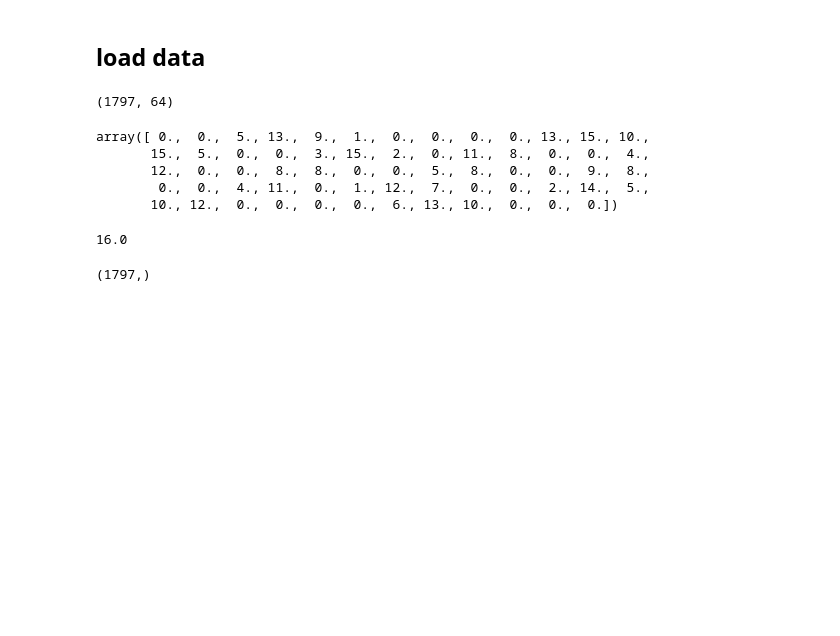
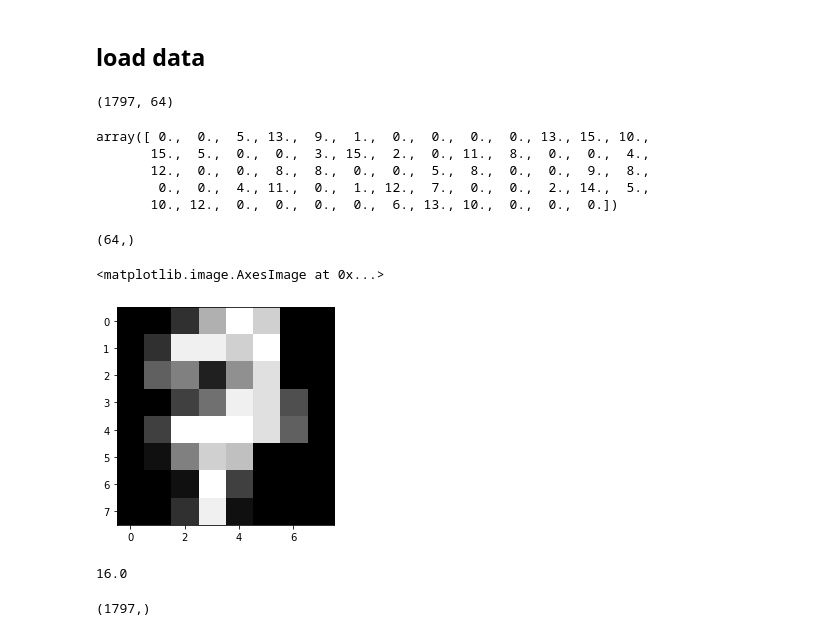
Before and after one commit to tohnperfect/DPDM2021, a Jupyter notebook: Classification_(Decision_Tree).ipynb, the cells around one changed output. Drawn from its saved outputs; the diff is of its cells as text; code cells hidden in the pictures; blank space fills up the shorter version.

```diff
--- a/Classification_(Decision_Tree).ipynb
+++ b/Classification_(Decision_Tree).ipynb
@@ -113,6 +113,18 @@ array([ 0.,  0.,  5., 13.,  9.,  1.,  0.,  0.,  0.,  0., 13., 15., 10.,
        12.,  0.,  0.,  8.,  8.,  0.,  0.,  5.,  8.,  0.,  0.,  9.,  8.,
         0.,  0.,  4., 11.,  0.,  1., 12.,  7.,  0.,  0.,  2., 14.,  5.,
        10., 12.,  0.,  0.,  0.,  0.,  6., 13., 10.,  0.,  0.,  0.])
+# %%
+X[0,:].shape
+# %% [output]
+(64,)
+# %%
+from matplotlib import pyplot as plt
+import numpy as np
+
+plt.imshow(X[112,:].reshape([8,8]),cmap='gray')
+# %% [output]
+<matplotlib.image.AxesImage at 0x...>
+[figure, added]
 # %%
 np.max(X)
 # %% [output]
```
Also changed, not shown: parts of 30 cells of this notebook.
